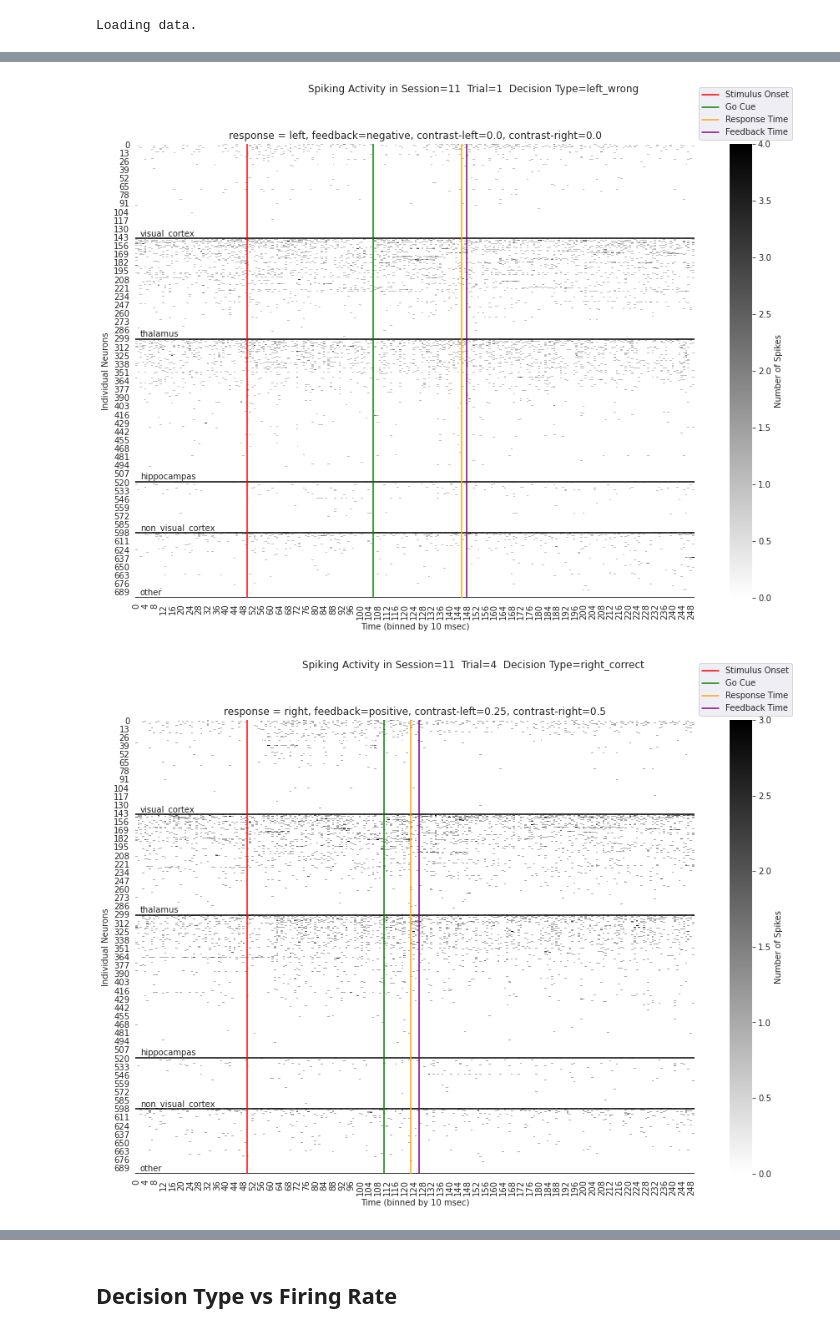
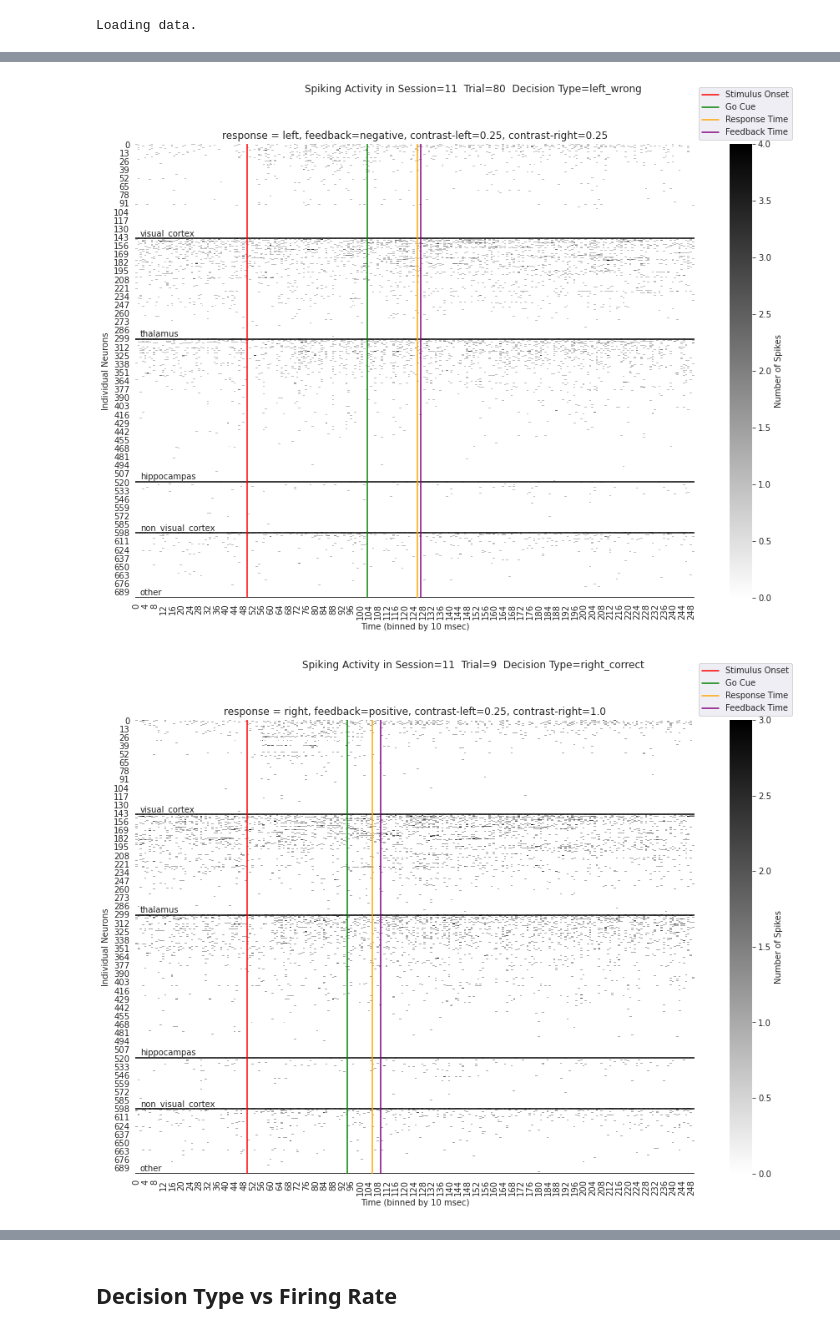
Before and after one commit to theairbend3r/spiking-brains, a Jupyter notebook: 04_phenomenon_analysis.ipynb, the cells around one changed output, grey strips where cells are left out. Cells and saved outputs as stored; diff of their text form; code cells hidden in the pictures.

```diff
--- a/03_phenomenon_analysis.ipynb
+++ b/04_phenomenon_analysis.ipynb
@@ -54,5 +54,5 @@ trials_response_feedback = filter_trials(session_data=all_data[11], filter_by="r
 
 for decision_type in trials_response_feedback.keys():
     decision_type_trial_id = np.argwhere(trials_response_feedback[decision_type]).squeeze()
-    plot_spikes_raster(all_data=all_data, session_id=11, trial_id=decision_type_trial_id[0])
+    plot_spikes_raster(all_data=all_data, session_id=11, trial_id=decision_type_trial_id[4])
 # %% [output]
@@ -60,2 +60,2 @@ for decision_type in trials_response_feedback.keys():
-[figure, old version]
+[figure, new version]
-[figure, old version]
+[figure, new version]
```
Also changed, not shown: parts of 10 cells of this notebook, 11 other files.
